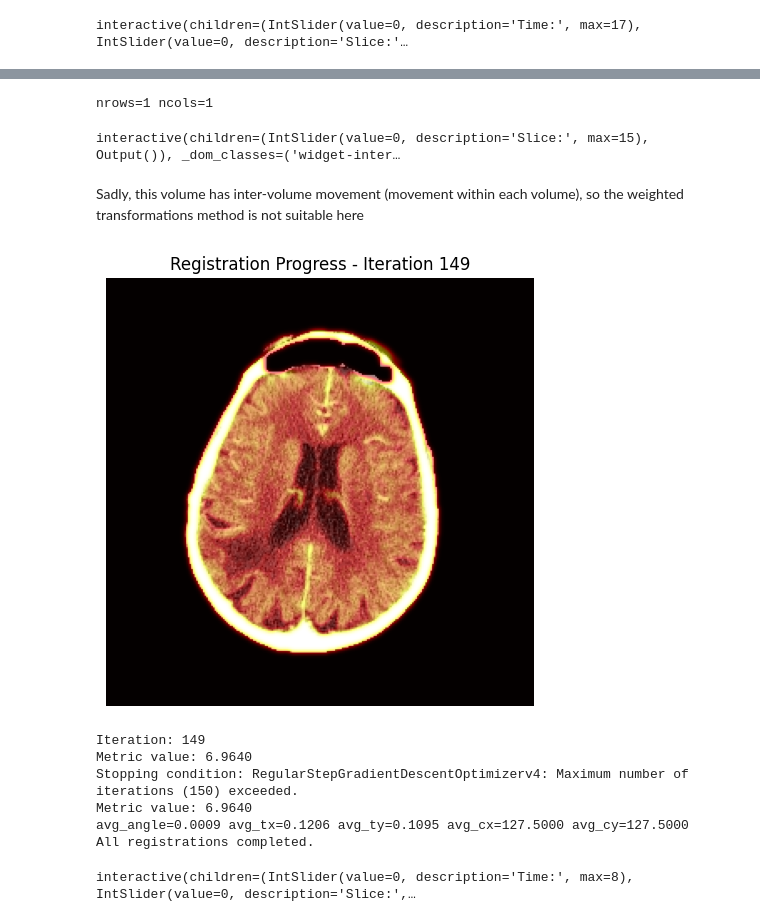
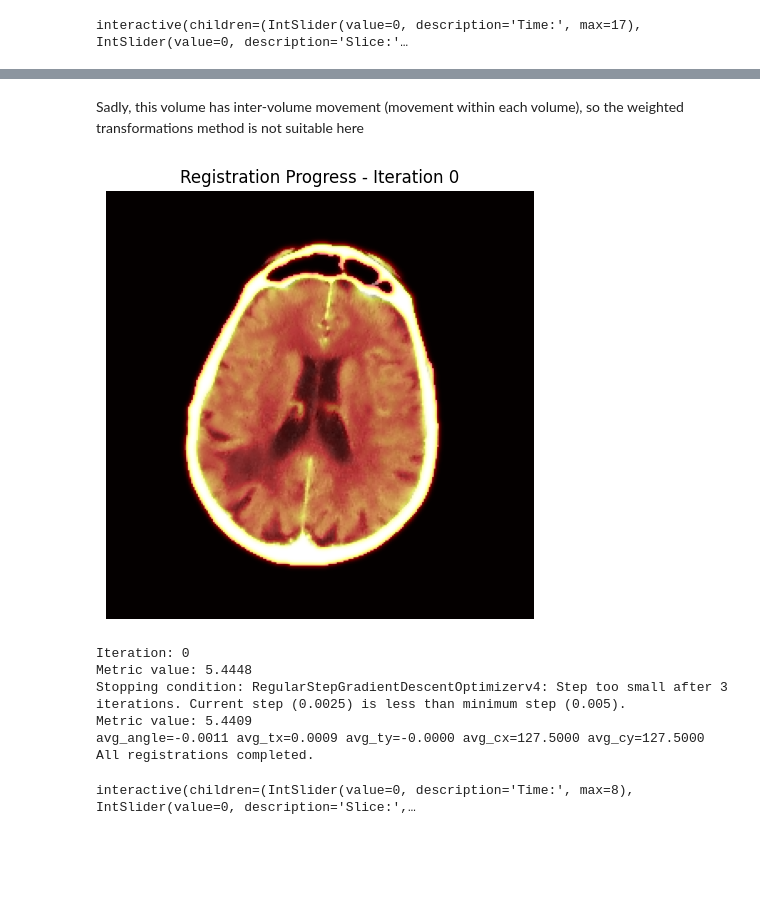
Before and after one commit to Simuschlatz/ChadCTP, a Jupyter notebook: src/registration_experiments.ipynb, the cells around one changed output, grey strips where cells are left out. Saved outputs shown, nothing was run; the diff lists cells and outputs as text; code cells hidden in the pictures; blank space fills up the shorter version.

```diff
--- a/src/registration_experiments.ipynb
+++ b/src/registration_experiments.ipynb
@@ -199,7 +199,7 @@ def plot_volume_slices(volume, title=None, cmap='magma'):
 ## Drawbacks of 3D registration
 Rotation along the y-axis (the height) of each volume causes interpolation between the slices.
 # %%
-v_unwindowed = get_volume(path, extract_brain=False, filter=False, window_params=None, correct_motion=False, standardize=False, spatial_downsampling_factor=2, temporal_downsampling_factor=1)
+v_unwindowed = get_volume(path, extract_brain=False, filter=True, window_params=None, correct_motion=False, standardize=False, spatial_downsampling_factor=2, temporal_downsampling_factor=1)
 # %% [output]
 Loading /Users/simonma/Desktop/UniToBrain/MOL-063...
 Processing /Users/simonma/Desktop/UniToBrain/MOL-063...
@@ -258,9 +265,9 @@ from time import sleep
 def register_volume_inplane_weighted(moving_volume: np.ndarray, reference_volume: np.ndarray, n_samples: int = 5,
                lr: float = 1.0, n_iters: int = 200, relaxation_factor: float = 0.99,
                gradient_magnitude_tolerance: float = 1e-5, max_step: float = 4.0, min_step: float = 5e-3,
-               spacing: tuple = (1, 1), multi_res: bool = False, smoothing_sigma: float = 2.0, interpolator=sitk.sitkLinear,
+               spacing: tuple = (1, 1), multi_res: bool = False, smoothing_sigma: float = 1.0, interpolator=sitk.sitkLinear,
                mask=True, reg_window_min=-100, reg_window_max=300, threshold_min=0, threshold_max=500,
-               center_index=None,
+               center_index=None, shrink_factors=[2, 1], smoothing_sigmas=[2, 0], wait=False,
                verbose: bool = False):
 
     Y, Z, X = moving_volume.shape
@@ -276,7 +283,7 @@ def register_volume_inplane_weighted(moving_volume: np.ndarray, reference_volume
     weights = np.zeros(n_samples)
 
     def command_iteration(method):
-        if (method.GetOptimizerIteration() + 1) % 50 == 0:
+        if (method.GetOptimizerIteration()) % 25 == 0:
             print(f"Iteration: {method.GetOptimizerIteration()}")
             print(f"Metric value: {method.GetMetricValue():.4f}")
 
@@ -290,7 +297,7 @@ def register_volume_inplane_weighted(moving_volume: np.ndarray, reference_volume
         plt.title(f'Registration Progress - Iteration {iteration}')
         plt.axis('off')
         plt.tight_layout()
-        plt.show()
+        plt.show(block=True)
 
     # Register each sampled slice
     for pos, slice_idx in enumerate(slice_indices):
@@ -347,16 +354,19 @@ def register_volume_inplane_weighted(moving_volume: np.ndarray, reference_volume
 
         )
 
+        current_moving = sitk.GetArrayFromImage(moving)
+        plot_overlay(fixed_slice, current_moving, 0)
+
         if multi_res:
-            registration_method.SetShrinkFactorsPerLevel(shrinkFactors=[2, 1])
-            registration_method.SetSmoothingSigmasPerLevel(smoothingSigmas=[2, 1])
+            registration_method.SetShrinkFactorsPerLevel(shrinkFactors=shrink_factors)
+            registration_method.SetSmoothingSigmasPerLevel(smoothingSigmas=smoothing_sigmas)
             registration_method.SmoothingSigmasAreSpecifiedInPhysicalUnitsOn()
         registration_method.SetInitialTransform(initial_transform)
         registration_method.SetInterpolator(interpolator)
 
                 # Add observer to visualize registration progress
         def command_iteration(method):
-            if (method.GetOptimizerIteration() + 1) % 50 == 0:
+            if (method.GetOptimizerIteration()) % 25 == 0:
                 # Get current transform and apply to moving image
                 transform = method.GetInitialTransform()
                 transformed = sitk.Resample(
@@ -366,7 +376,8 @@ def register_volume_inplane_weighted(moving_volume: np.ndarray, reference_volume
                     0.0,
                     moving.GetPixelID()
                 )
-                # sleep(0.5)
+                if wait:
+                    sleep(0.5)
                 # Convert to numpy and plot
                 current_moving = sitk.GetArrayFromImage(transformed)
                 plot_overlay(fixed_slice, current_moving, method.GetOptimizerIteration())
@@ -471,5 +481,0 @@ avg_angle=0.0006 avg_tx=0.0695 avg_ty=0.0486 avg_cx=127.5000 avg_cy=127.5000
-# %%
-overlay_volume_sequence_interactive(np.clip(np.array([v_unwindowed[0], slice]), 0, 160))
-# %% [output]
-nrows=1 ncols=1
-interactive(children=(IntSlider(value=0, description='Slice:', max=15), Output()), _dom_classes=('widget-inter…
@@ -482,13 +486,15 @@ def rigid_register_volume_sequence(volume_seq: np.ndarray,
                                    reference_index: int = 4,
                                    n_iters: int = 100,
                                    n_samples: int = 3,
-                                   lr: float = 1.0,
+                                   lr: float = 0.1,
                                    mask = True,
                                    multi_res: bool = True,
                                    smoothing_sigma: float = 0.0,
                                    reg_clipping_vals = (0, 80),
-                                   max_step = 2.0,
-                                   relaxation_factor = 0.95,
+                                   max_step = 0.0625,
+                                   relaxation_factor = 0.5,
+                                   shrink_factors = [2, 1],
+                                   smoothing_sigmas = [2, 0],
                                    verbose: bool = True) -> np.ndarray:
     """
     Performs skull-based rigid registration on a sequence of volumes using the specified reference volume.
@@ -530,6 +536,7 @@ def rigid_register_volume_sequence(volume_seq: np.ndarray,
             relaxation_factor=relaxation_factor,
             multi_res=multi_res,
             smoothing_sigma=smoothing_sigma,
+
             reg_window_max=reg_clipping_vals[1],
             reg_window_min=reg_clipping_vals[0],
             mask=mask,
@@ -539,14 +546,14 @@ def rigid_register_volume_sequence(volume_seq: np.ndarray,
     print("All registrations completed.")
     return registered_seq
 # %%
-v_reg = rigid_register_volume_sequence(v_unwindowed[::2], reference_index=4, multi_res=True, mask=True,smoothing_sigma=2.0, n_iters=150, verbose=True)
+v_reg = rigid_register_volume_sequence(v_unwindowed[::2], lr=0.01, reference_index=1, multi_res=False, mask=True,smoothing_sigma=2.0, n_iters=200, verbose=True)
 # %% [output]
-[figure, old version]
+[figure, new version]
-Iteration: 149
-Metric value: 6.9640
-Stopping condition: RegularStepGradientDescentOptimizerv4: Maximum number of iterations (150) exceeded.
-Metric value: 6.9640
-avg_angle=0.0009 avg_tx=0.1206 avg_ty=0.1095 avg_cx=127.5000 avg_cy=127.5000
+Iteration: 0
+Metric value: 5.4448
+Stopping condition: RegularStepGradientDescentOptimizerv4: Step too small after 3 iterations. Current step (0.0025) is less than minimum step (0.005).
+Metric value: 5.4409
+avg_angle=-0.0011 avg_tx=0.0009 avg_ty=-0.0000 avg_cx=127.5000 avg_cy=127.5000
 All registrations completed.
 # %%
 multi_vol_seq_interactive([np.clip(v_unwindowed[::2], 0, 160), np.clip(v_reg, 0, 160)])
```
Also changed, not shown: parts of 14 cells of this notebook, 4 other files.
